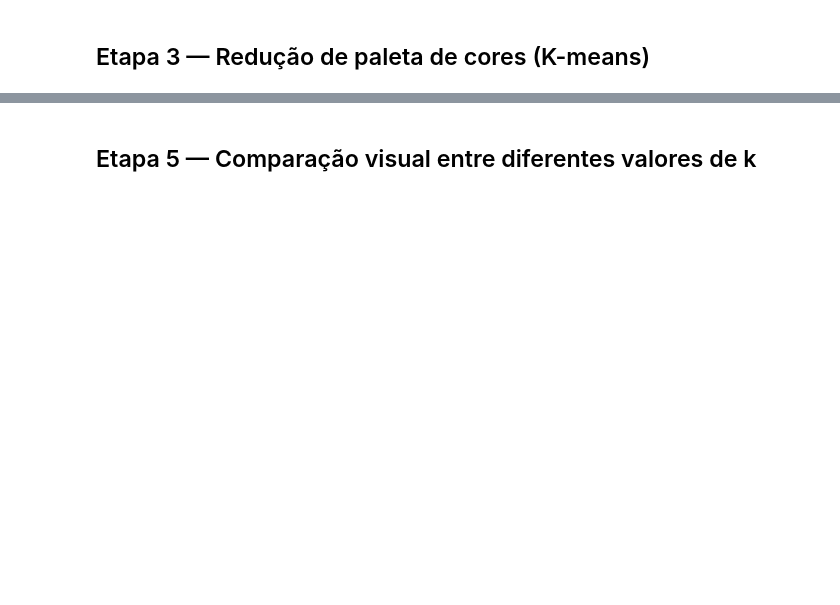
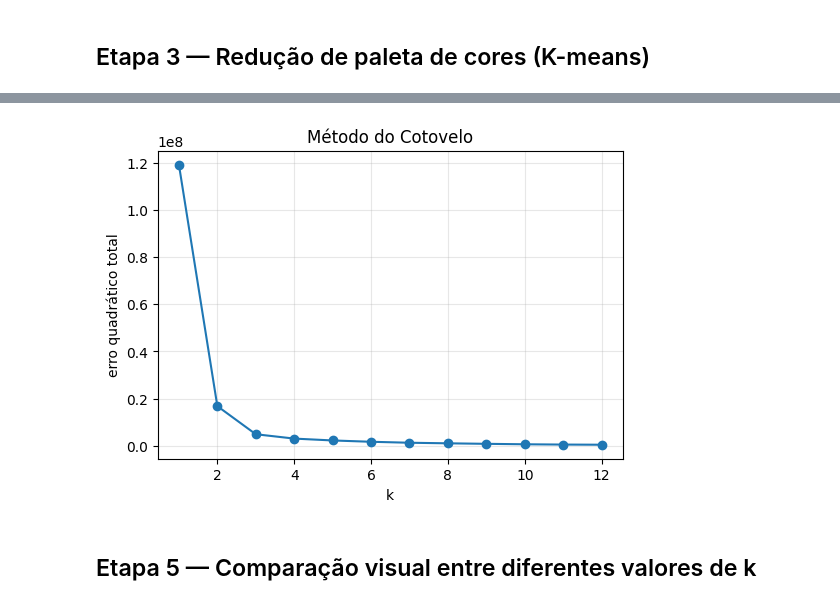
Before and after one commit to mariacrz/pixelart, a Jupyter notebook: pixelart.ipynb, the cells around one changed output, grey strips where cells are left out. Cells and saved outputs as stored; diff of their text form; code cells hidden in the pictures; blank space fills up the shorter version.

```diff
--- a/pixelart.ipynb
+++ b/pixelart.ipynb
@@ -173,32 +144,34 @@ print(paleta)
 # %%
-def calcular_inercias(img_array, k_valores, amostra=10000):
-    """Calcula a inércia (soma dos quadrados das distâncias intra-cluster) para cada k."""
-    pixels = img_array.reshape(-1, 3).astype(np.float64)
+def calcular_inercias(img_vetor, k_valores, amostra=10000):
+    # calcula a inercia (soma dos quadrados das distâncias) para cada k
+    pixels = img_vetor.reshape(-1, 3).astype(np.float64)
     n_pixels = pixels.shape[0]
     if n_pixels > amostra:
         idx = np.random.choice(n_pixels, amostra, replace=False)
         pixels_treino = pixels[idx]
     else:
         pixels_treino = pixels
 
     inercias = []
     for k in k_valores:
         kmeans = KMeans(n_clusters=k, random_state=42, n_init=10)
         kmeans.fit(pixels_treino)
         inercias.append(kmeans.inertia_)
     return inercias
 
 
 k_valores = range(1, 13)
-inercias = calcular_inercias(img_downsampled, k_valores)
+inercias = calcular_inercias(img_reduzida, k_valores)
 
 plt.figure(figsize=(6, 4))
 plt.plot(list(k_valores), inercias, marker='o')
-plt.xlabel("k (número de cores)")
-plt.ylabel("Inércia (erro quadrático total)")
+plt.xlabel("k")
+plt.ylabel("erro quadrático total")
 plt.title("Método do Cotovelo")
 plt.grid(alpha=0.3)
 plt.show()
+# %% [output]
+[figure, added]
 # %% [markdown]
 ## Etapa 5 — Comparação visual entre diferentes valores de k
 # %%
```
Also changed, not shown: parts of 16 cells of this notebook.
